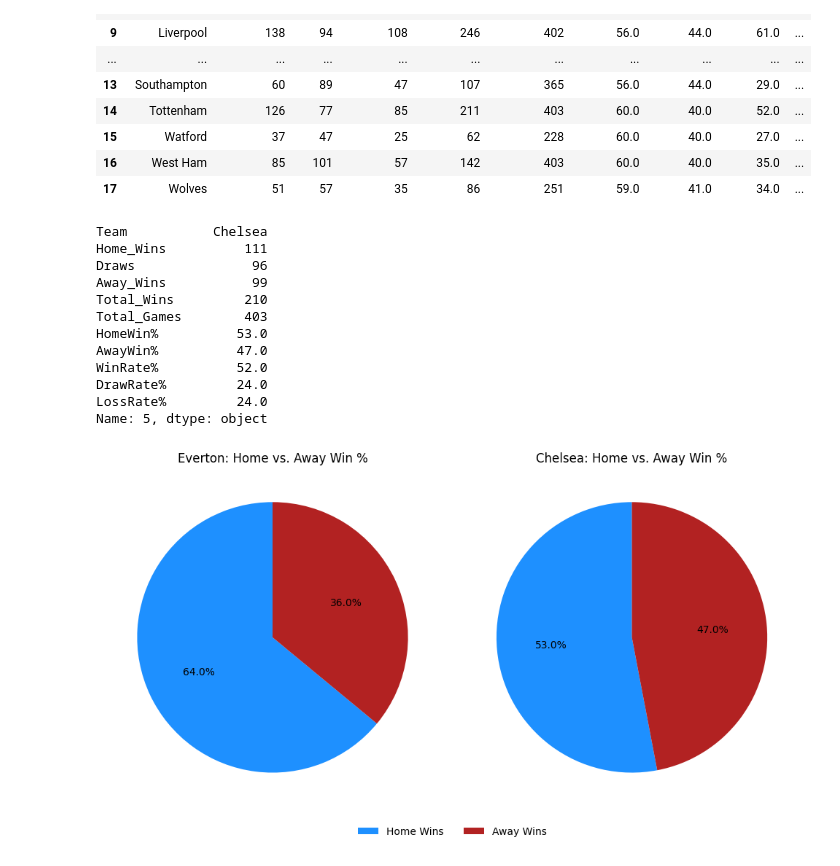
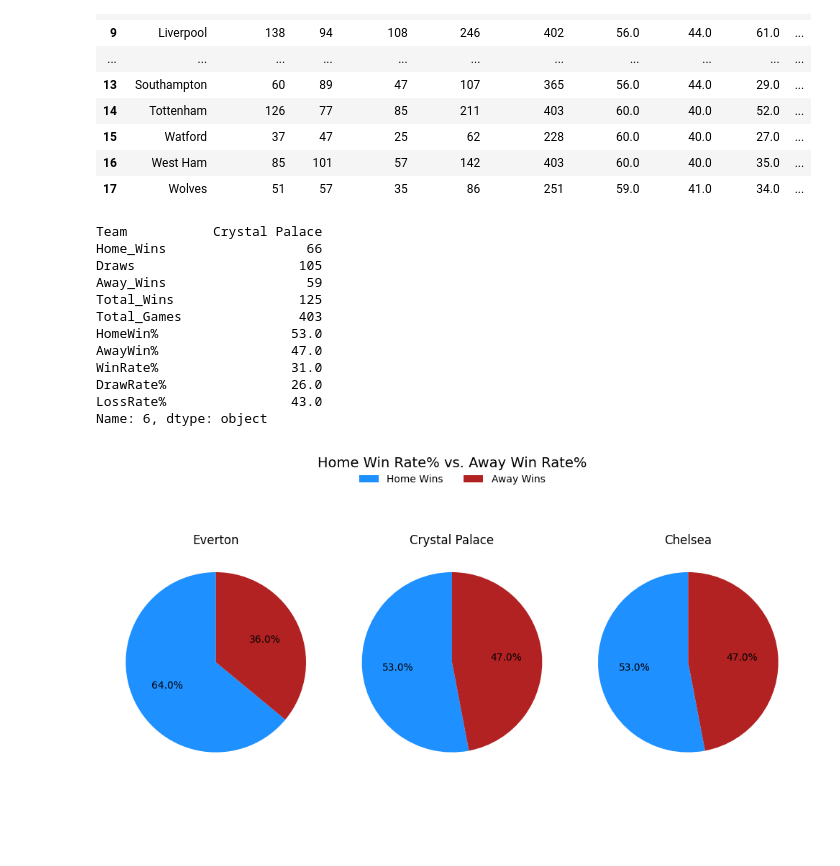
Before and after one commit to SmithNJ13/data_analysis, a Jupyter notebook: analysis.ipynb, the cells around one changed output. Saved outputs shown, nothing was run; the diff lists cells and outputs as text; code cells hidden in the pictures; blank space fills up the shorter version.

Commit message:
added pie charts

```diff
--- a/analysis.ipynb
+++ b/analysis.ipynb
@@ -855,45 +859,54 @@ Question_Two_50Wins
 # %%
 Highest_HWR = Question_Two_50Wins.iloc[Question_Two_50Wins["HomeWin%"].idxmax()]
 Highest_AWR = Question_Two_50Wins.iloc[Question_Two_50Wins["AwayWin%"].idxmax()]
-Highest_AWR
+Highest_AWR2 = Question_Two_50Wins.iloc[Question_Two_50Wins["AwayWin%"].idxmax() + 1]
+Highest_AWR2
 # %% [output]
-Team           Chelsea
-Home_Wins          111
-Draws               96
-Away_Wins           99
-Total_Wins         210
-Total_Games        403
-HomeWin%          53.0
-AwayWin%          47.0
-WinRate%          52.0
-DrawRate%         24.0
-LossRate%         24.0
-Name: 5, dtype: object
+Team           Crystal Palace
+Home_Wins                  66
+Draws                     105
+Away_Wins                  59
+Total_Wins                125
+Total_Games               403
+HomeWin%                 53.0
+AwayWin%                 47.0
+WinRate%                 31.0
+DrawRate%                26.0
+LossRate%                43.0
+Name: 6, dtype: object
 # %%
 hwr_team = Highest_HWR["Team"]
 hwr_percentages = [Highest_HWR["HomeWin%"], Highest_HWR["AwayWin%"]]
 hwr_labels = ["Home Wins", "Away Wins"]
 
 awr_team = Highest_AWR["Team"]
 awr_percentages = [Highest_AWR["HomeWin%"], Highest_AWR["AwayWin%"]]
 awr_labels = ["Home Wins", "Away Wins"]
 
-colors = ["dodgerblue", "firebrick"]
+awr2_team = Highest_AWR2["Team"]
+awr2_percentages = [Highest_AWR2["HomeWin%"], Highest_AWR2["AwayWin%"]]
+awr2_labels = ["Home Wins", "Away Wins"]
 
-fig, axes = plt.subplots(1, 2, figsize=(10, 5))
+colours = ["dodgerblue", "firebrick"]
 
-axes[0].pie(hwr_percentages, labels=None, autopct="%1.1f%%", colors=colors, startangle=90)
-axes[0].set_title(f"{hwr_team}: Home vs. Away Win %")
+fig, axes = plt.subplots(1, 3, figsize=(10, 6))
 
-axes[1].pie(awr_percentages, labels=None, autopct="%1.1f%%", colors=colors, startangle=90)
-axes[1].set_title(f"{awr_team}: Home vs. Away Win %")
+axes[0].pie(hwr_percentages, labels=None, autopct="%1.1f%%", colors=colours, startangle=90)
+axes[0].set_title(hwr_team)
 
-fig.legend(hwr_labels, loc="upper center", bbox_to_anchor=(0.5, 0), ncol=2, frameon=False)
+axes[1].pie(awr2_percentages, labels=None, autopct="%1.1f%%", colors=colours, startangle=90)
+axes[1].set_title(awr2_team)
+
+axes[2].pie(awr_percentages, labels=None, autopct="%1.1f%%", colors=colours, startangle=90)
+axes[2].set_title(awr_team)
+
+
+fig.legend(hwr_labels, loc="upper center", bbox_to_anchor=(0.5, 1), ncol=2, frameon=False, title="Home Win Rate% vs. Away Win Rate%", title_fontsize=14)
 
 plt.tight_layout()
 plt.show()
 # %% [output]
-[figure, old version]
+[figure, new version]
 # %%
 hwr_team = Highest_HWR["Team"]
 awr_team = Highest_AWR["Team"]
```
Also changed, not shown: parts of 5 cells of this notebook, 1 other file.
